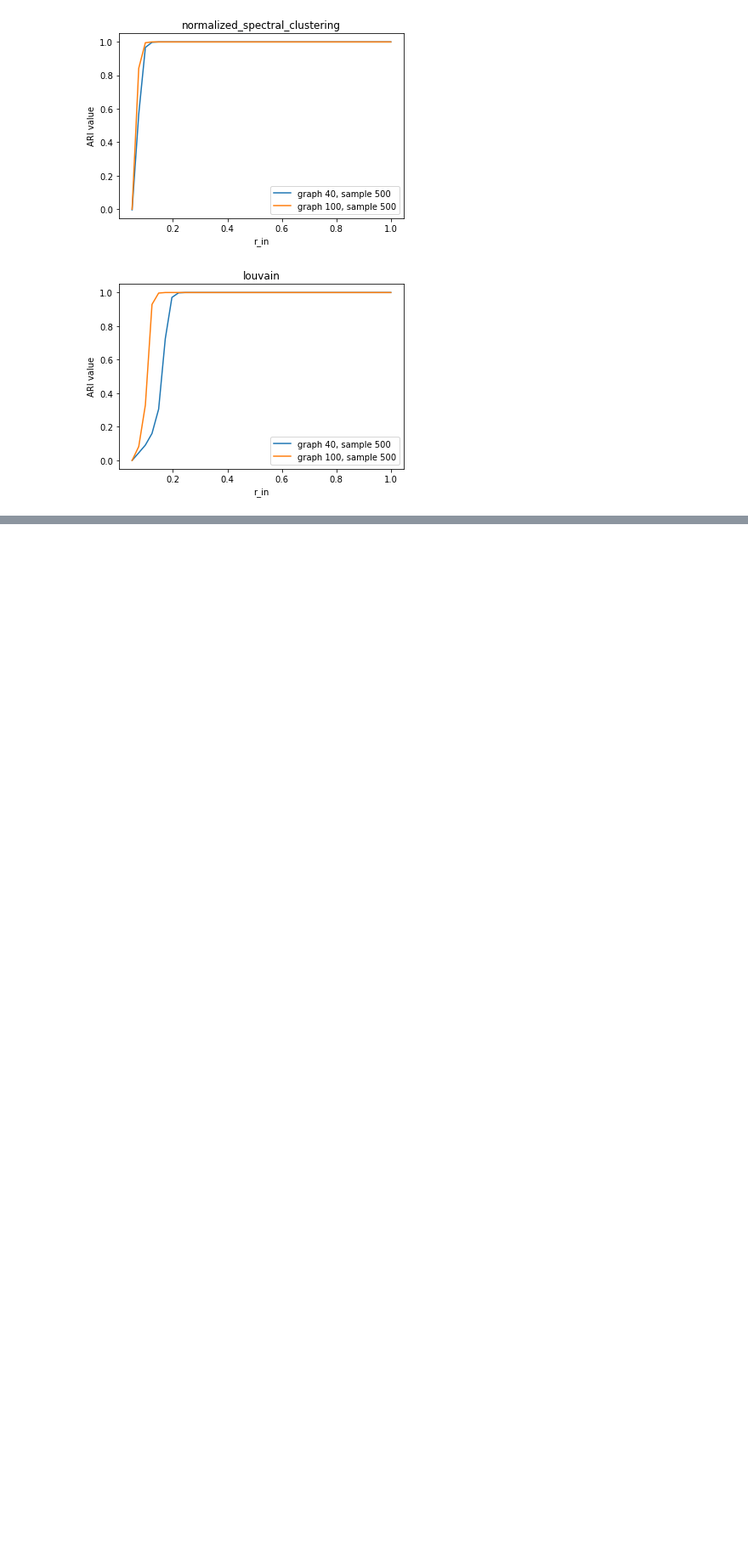
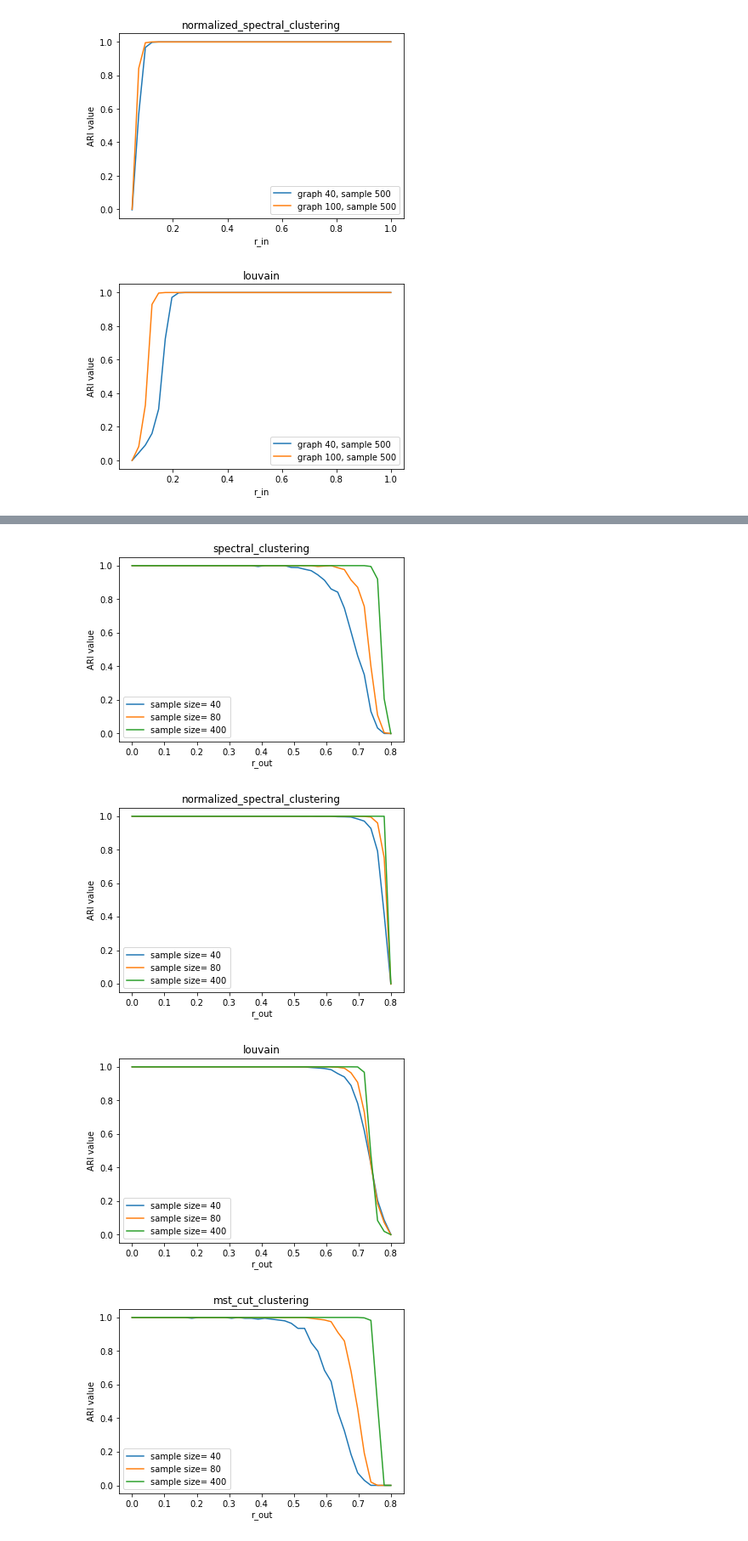
Before and after one commit to orrrrtem/Clustering_uncertainty, a Jupyter notebook: clustering_uncertainty.ipynb, the cells around one changed output, grey strips where cells are left out. Shown at 85% size. Saved outputs shown, nothing was run; the diff lists cells and outputs as text; code cells hidden in the pictures; blank space fills up the shorter version.

```diff
--- a/clustering_uncertainty.ipynb
+++ b/clustering_uncertainty.ipynb
@@ -743,0 +857,11 @@ for algo in metrics100.keys():
+# %%
+list(metrics40.keys())
+
+for algo in metrics40.keys():
+    df = pd.DataFrame(list(zip(rs[1], metrics40[algo]['ARI'], metrics80[algo]['ARI'], metrics400[algo]['ARI'])), columns = ['r_out', 'sample size= 40', 'sample size= 80', 'sample size= 400']).set_index(['r_out'])
+    df.plot(title=algo, ylabel = 'ARI value')
+# %% [output]
+[figure, added]
+[figure, added]
+[figure, added]
+[figure, added]
```
Also changed, not shown: parts of 28 cells of this notebook.
